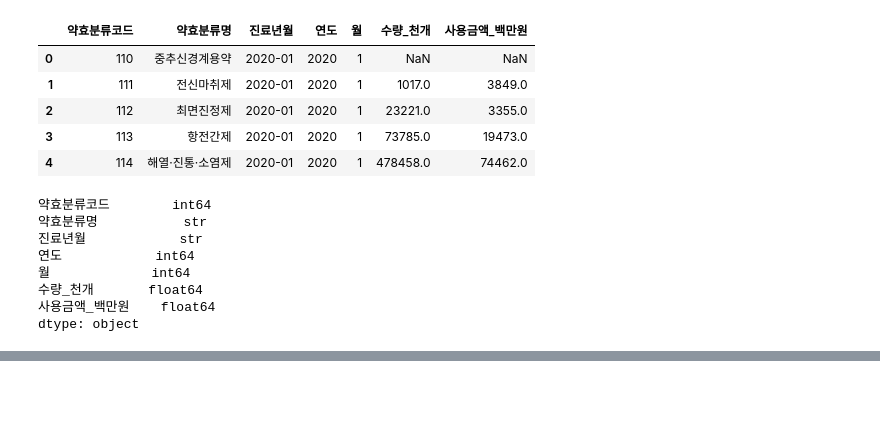
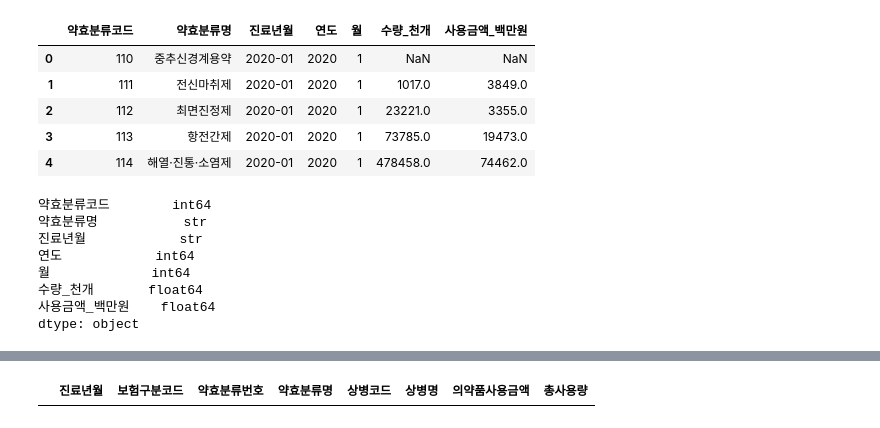
Before and after one commit to benskim/healthcareDA, a Jupyter notebook: src/temp.ipynb, the cells around one changed output, grey strips where cells are left out. Saved outputs shown, nothing was run; the diff lists cells and outputs as text; code cells hidden in the pictures; blank space fills up the shorter version.

```diff
--- a/src/temp.ipynb
+++ b/src/temp.ipynb
@@ -216,0 +615,9 @@ dtype: object
+# %%
+
+print(df01[['의약품사용금액','총사용량']].sum())
+print(df02[['의약품사용금액','총사용량']].sum())
+meft_df = pd.read_csv('meft_2014-2025.csv')
+
+df00 = meft_df[meft_df['진료년월']=='2015-01'].copy()
+
+print(df00[['사용금액_백만원','수량_천개']].sum())
@@ -216,0 +634,5 @@ dtype: object
+# %%
+df00[df00.약효분류코드 == 616].head()
+df01[df01.약효분류번호 == 616].head()
+# %% [output]
+|  | 진료년월 | 보험구분코드 | 약효분류번호 | 약효분류명 | 상병코드 | 상병명 | 의약품사용금액 | 총사용량 |
```
Also changed, not shown: parts of 20 cells of this notebook, 10 other files.
